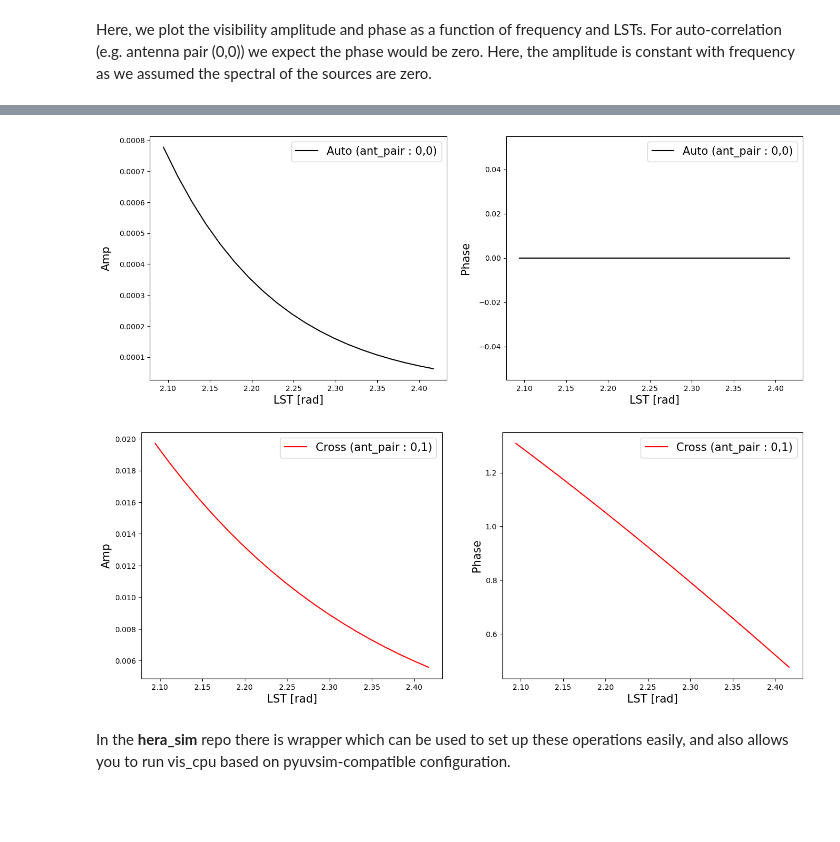
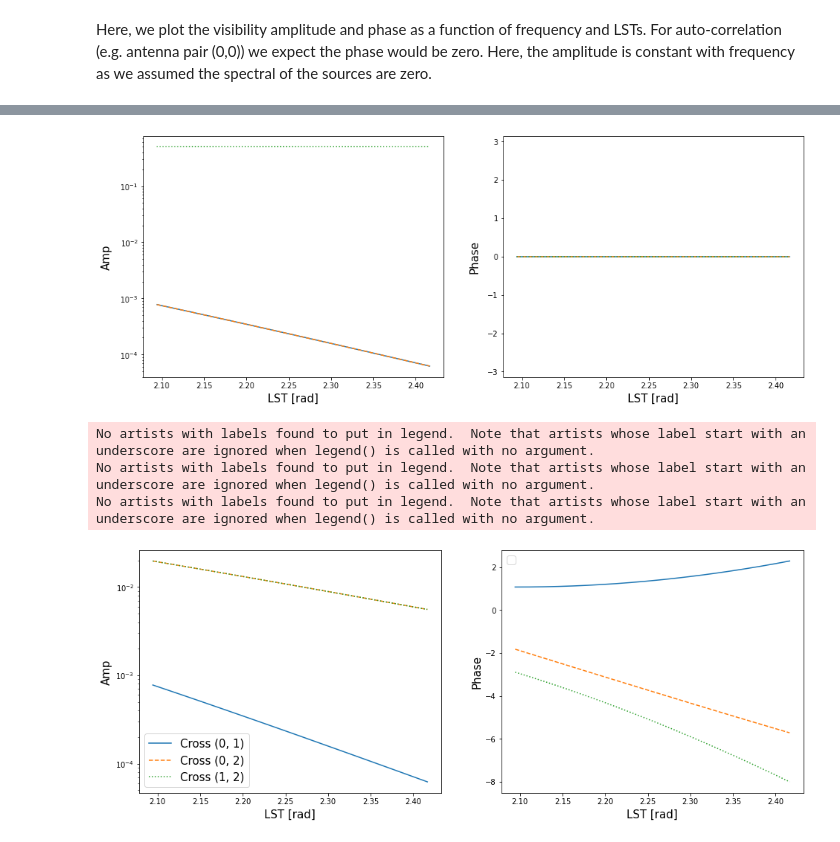
Before and after one commit to HERA-Team/matvis, a Jupyter notebook: docs/tutorials/vis_cpu_tutorial.ipynb, the cells around one changed output, grey strips where cells are left out. Cells and saved outputs as stored; diff of their text form; code cells hidden in the pictures; blank space fills up the shorter version.

```diff
--- a/docs/tutorials/vis_cpu_tutorial.ipynb
+++ b/docs/tutorials/vis_cpu_tutorial.ipynb
@@ -78,8 +138,8 @@ vis_vc = simulate_vis(
         dec=dec_new,
         freqs=freqs,
         lsts=lsts,
-        beams=beam,
-        pixel_beams=False,
+        beams=beams,
+        beam_idx=np.array(beam_idx),
         polarized=False,
         precision=2,
     )
@@ -111,16 +173,18 @@ plt.show()
 # %%
 fig, ax = plt.subplots(1, 2, figsize=(16, 6))
 
-ax[0].plot(freqs/1.e6, np.abs(vis_vc[:,0,0,1]),'r', label=r'Cross (ant_pair : 0,1)')
-ax[0].set_ylabel('Amp', fontsize=15)
-ax[0].set_xlabel(r'freqs [MHz]', fontsize=15)
-ax[0].legend(fontsize=15)
+for ant1 in range(3):
+    for ant2 in range(ant1+1, 3):
+        ax[0].plot(freqs/1.e6, np.abs(vis_vc[:,0,ant1,ant2]), label=rf'Cross ({ant1},{ant2})')
+        ax[0].set_ylabel('Amp', fontsize=15)
+        ax[0].set_xlabel(r'freqs [MHz]', fontsize=15)
+        ax[0].set_yscale('log')
+        ax[0].legend(fontsize=15)
 
 
-ax[1].plot(freqs/1.e6, np.angle(vis_vc[:,0,0,1]),'r', label=r'Cross (ant_pair : 0,1)')
-ax[1].set_ylabel('Phase', fontsize=15)
-ax[1].set_xlabel(r'freqs [MHz]', fontsize=15)
-ax[1].legend(fontsize=15)
+        ax[1].plot(freqs/1.e6, np.unwrap(np.angle(vis_vc[:,0,ant1,ant2])))
+        ax[1].set_ylabel('Phase', fontsize=15)
+        ax[1].set_xlabel(r'freqs [MHz]', fontsize=15)
 
 plt.show()
 # %% [output]
@@ -128,36 +192,42 @@ plt.show()
 # %%
 fig, ax = plt.subplots(1, 2, figsize=(16, 6))
 
-ax[0].plot(lsts, np.abs(vis_vc[0,:,0,0]),'k', label=r'Auto (ant_pair : 0,0)')
-ax[0].set_ylabel('Amp', fontsize=15,labelpad=10)
-ax[0].set_xlabel(r'LST [rad]', fontsize=15)
-ax[0].legend(fontsize=15)
+for ant in range(3):
+    ax[0].plot(lsts, np.abs(vis_vc[0,:,ant, ant]), ls=['-', '--', ':'][ant], label=rf'Auto {ant}')
+    ax[0].set_ylabel('Amp', fontsize=15,labelpad=10)
+    ax[0].set_xlabel(r'LST [rad]', fontsize=15)
+    ax[0].set_yscale('log')
 
-
-ax[1].plot(lsts, np.angle(vis_vc[0,:,0,0]),'k', label=r'Auto (ant_pair : 0,0)')
-ax[1].set_ylabel('Phase', fontsize=15,labelpad=10)
-ax[1].set_xlabel(r'LST [rad]', fontsize=15)
-ax[1].legend(fontsize=15)
+    ax[1].plot(lsts, np.angle(vis_vc[0,:,ant, ant]), ls=['-', '--', ':'][ant])
+    ax[1].set_ylabel('Phase', fontsize=15,labelpad=10)
+    ax[1].set_xlabel(r'LST [rad]', fontsize=15)
+    ax[1].set_ylim(-np.pi, np.pi)
 
 plt.show()
 # %% [output]
-[figure, old version]
+[figure, new version]
 # %%
 fig, ax = plt.subplots(1, 2, figsize=(16, 6))
 
-ax[0].plot(lsts, np.abs(vis_vc[0,:,0,1]),'r', label=r'Cross (ant_pair : 0,1)')
-ax[0].set_ylabel('Amp', fontsize=15)
-ax[0].set_xlabel(r'LST [rad]', fontsize=15)
-ax[0].legend(fontsize=15)
+for ant1 in range(3):
+    for ant2 in range(ant1+1, 3):
+        ls = ['-', '--', ':'][ant1+ant2 - 1]
+        ax[0].plot(lsts, np.abs(vis_vc[0,:,ant1,ant2]), label=rf'Cross ({ant1}, {ant2})',ls=ls)
+        ax[0].set_ylabel('Amp', fontsize=15)
+        ax[0].set_xlabel(r'LST [rad]', fontsize=15)
+        ax[0].set_yscale('log')
+        ax[0].legend(fontsize=15)
 
 
-ax[1].plot(lsts, np.angle(vis_vc[0,:,0,1]),'r', label=r'Cross (ant_pair : 0,1)')
-ax[1].set_ylabel('Phase', fontsize=15)
-ax[1].set_xlabel(r'LST [rad]', fontsize=15)
-ax[1].legend(fontsize=15)
+
+        ax[1].plot(lsts, np.unwrap(np.angle(vis_vc[0,:,ant1, ant2])),ls=ls)
+        ax[1].set_ylabel('Phase', fontsize=15)
+        ax[1].set_xlabel(r'LST [rad]', fontsize=15)
+        ax[1].legend(fontsize=15)
 
 plt.show()
 # %% [output]
+No artists with labels found to put in legend.  Note that artists whose label start with an underscore are ignored when legend() is called with no argument.
+No artists with labels found to put in legend.  Note that artists whose label start with an underscore are ignored when legend() is called with no argument.
+No artists with labels found to put in legend.  Note that artists whose label start with an underscore are ignored when legend() is called with no argument.
-[figure, old version]
+[figure, new version]
-# %% [markdown]
-In the **hera_sim** repo there is wrapper which can be used to set up these operations easily, and also allows you to run vis_cpu based on pyuvsim-compatible configuration.
```
Also changed, not shown: parts of 38 cells of this notebook, 4 other files.
